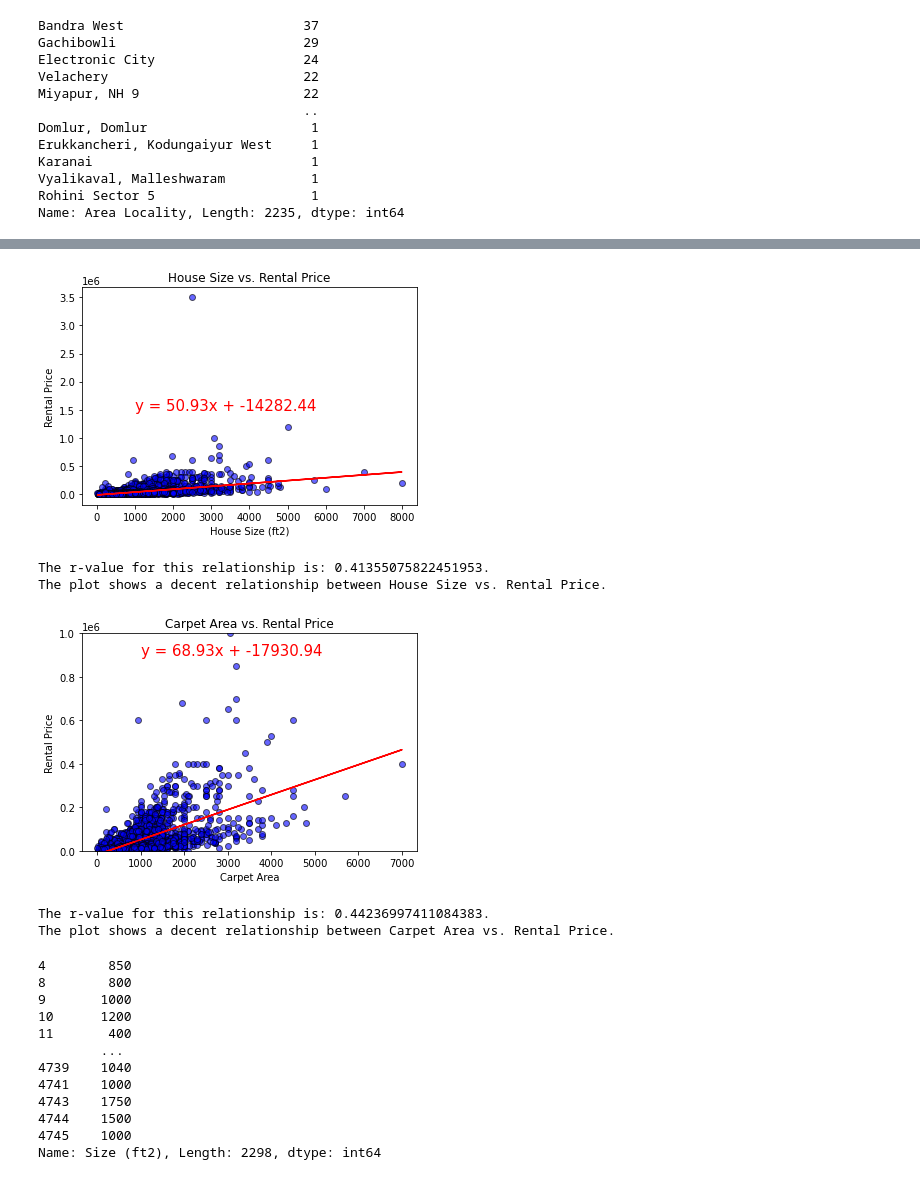
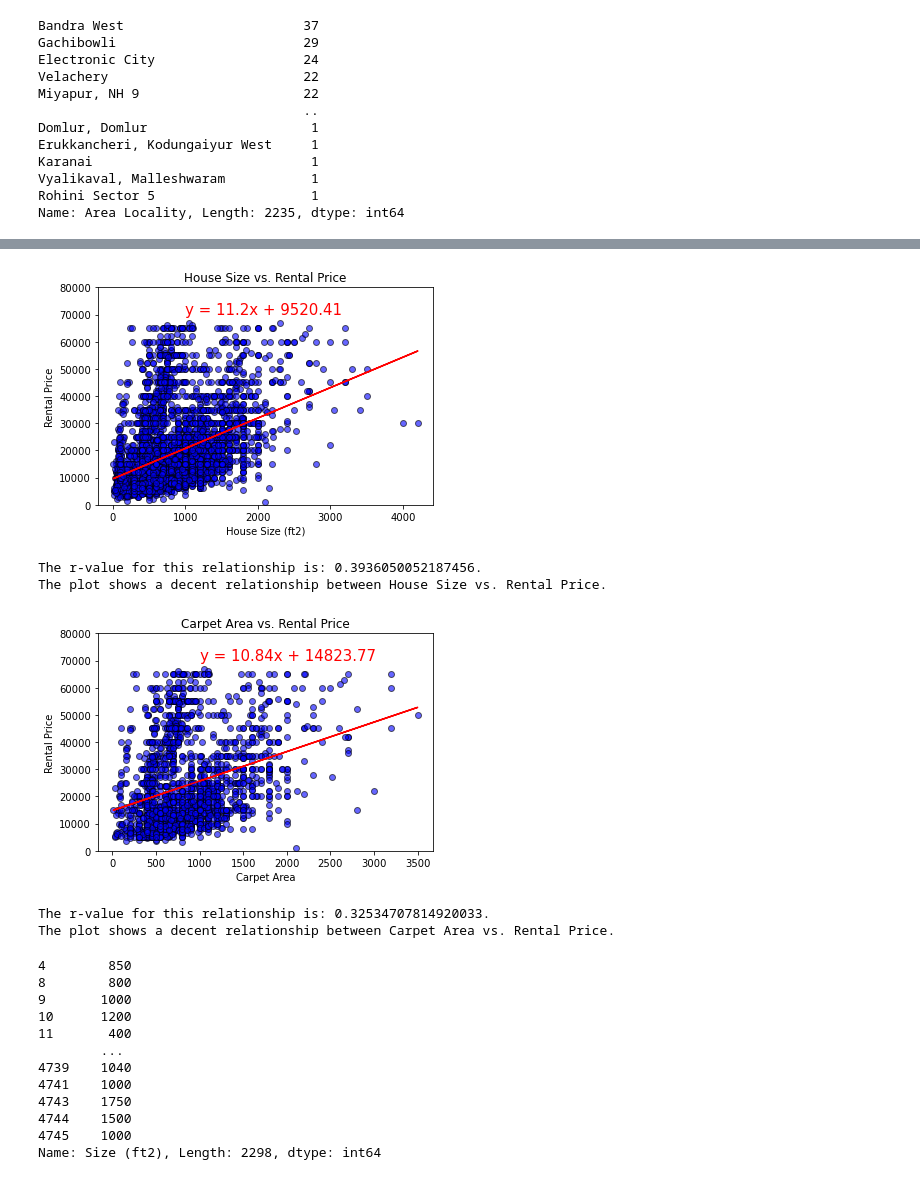
Before and after one commit to FrankMS3/Project-one, a Jupyter notebook: house_rental.ipynb, the cells around one changed output, grey strips where cells are left out. Drawn from its saved outputs; the diff is of its cells as text; code cells hidden in the pictures.

Commit message:
Added boxplot and df without outliers

```diff
--- a/house_rental.ipynb
+++ b/house_rental.ipynb
@@ -116,3 +116,18 @@ Karanai                            1
 Vyalikaval, Malleshwaram           1
 Rohini Sector 5                    1
 Name: Area Locality, Length: 2235, dtype: int64
+# %%
+# Making a boxplot of rental price to check for outliers
+fig1, ax1 = plt.subplots()
+ax1.set_title('Rental Prices')
+ax1.set_ylabel('Rental Price')
+ax1.boxplot(house_rental_df["Rental Price"])
+quartiles = house_rental_df["Rental Price"].quantile([.25,.5,.75])
+lowerq = quartiles[0.25]
+upperq = quartiles[0.75]
+iqr = upperq-lowerq
+lower_bound = lowerq - (1.5*iqr)
+upper_bound = upperq + (1.5*iqr)
+print(f"Values below {lower_bound} may be outliers.")
+print(f"Values above {upper_bound} may be outliers.")
+plt.show()
@@ -118,0 +138,4 @@ Name: Area Locality, Length: 2235, dtype: int64
+# %%
+# Removing outliers in rental price
+rental_clean_df = house_rental_df[(house_rental_df["Rental Price"] > lower_bound) & (house_rental_df["Rental Price"] < upper_bound)]
+rental_clean_df
@@ -119,45 +156,45 @@ Name: Area Locality, Length: 2235, dtype: int64
 # %%
 # How important is house size for determining the rental price?
 
 
 # Set x and y values:
-x_values = house_rental_df["Size (ft2)"].astype(float)
-y_values = house_rental_df["Rental Price"].astype(float)
+x_values = rental_clean_df["Size (ft2)"].astype(float)
+y_values = rental_clean_df["Rental Price"].astype(float)
 
 # Use the below linregress equation to get the 5 vales before the "=" sign:
 (slope, intercept, rvalue, pvalue, stderr) = linregress(x_values, y_values)
 
 # Define regress values as shown below:
 regress_values = x_values * slope + intercept
 line_eq = "y = " + str(round(slope,2)) + "x + " + str(round(intercept,2))
 
 # Plot both the "House Size vs. Rental Price" and the line equation values in one plot:
 plt.scatter(x_values, y_values, color="blue", marker="o", facecolors="blue", edgecolors="black", alpha=0.6)
 plt.plot(x_values ,regress_values,"r-")
 
-plt.ylim(0,1000000)
+plt.ylim(0,80000)
 # Annotate the equation line:
-plt.annotate(line_eq,(1000,1500000),fontsize=15,color="red")
+plt.annotate(line_eq,(1000,70000),fontsize=15,color="red")
 
 # Set the title, xlabel and ylabels as shown below:
 plt.title("House Size vs. Rental Price")
 plt.xlabel("House Size (ft2)")
 plt.ylabel("Rental Price")
 plt.show()
 
 # Print the following findings:
 print(f"The r-value for this relationship is: {rvalue}.")
 print(f"The plot shows a decent relationship between House Size vs. Rental Price.")
 # %% [output]
-[figure, old version]
+[figure, new version]
-The r-value for this relationship is: 0.41355075822451953.
+The r-value for this relationship is: 0.3936050052187456.
 The plot shows a decent relationship between House Size vs. Rental Price.
 # %%
 # Deep diving into the "Carpet Area" type to see its distribution with the Rental Price:
 
 
 # Set x and y values:
-carpet_area_df = house_rental_df[house_rental_df["Area Type"]=="Carpet Area"]
+carpet_area_df = rental_clean_df[rental_clean_df["Area Type"]=="Carpet Area"]
 x_values = carpet_area_df["Size (ft2)"]
 y_values = carpet_area_df["Rental Price"]
 
@@ -172,11 +209,11 @@ line_eq = "y = " + str(round(slope,2)) + "x + " + str(round(intercept,2))
 
 # Plot both the "Area Type "Carpet Area" vs. Rental Price" and the line equation values in one plot:
 plt.scatter(x_values, y_values, color="blue", marker="o", facecolors="blue", edgecolors="black", alpha=0.6)
-plt.ylim(0,1000000)
+plt.ylim(0,80000)
 plt.plot(x_values, regress_values,"r-")
 
 # Annotate the equation line:
-plt.annotate(line_eq,(1000,900000),fontsize=15,color="red")
+plt.annotate(line_eq,(1000,70000),fontsize=15,color="red")
 # Set the title, xlabel and ylabels as shown below:
 plt.title("Carpet Area vs. Rental Price")
 plt.xlabel("Carpet Area")
@@ -187,8 +224,8 @@ plt.show()
 print(f"The r-value for this relationship is: {rvalue}.")
 print(f"The plot shows a decent relationship between Carpet Area vs. Rental Price.")
 # %% [output]
-[figure, old version]
+[figure, new version]
-The r-value for this relationship is: 0.44236997411084383.
+The r-value for this relationship is: 0.32534707814920033.
 The plot shows a decent relationship between Carpet Area vs. Rental Price.
 # %%
 x_values
```
Also changed, not shown: parts of 8 cells of this notebook.
